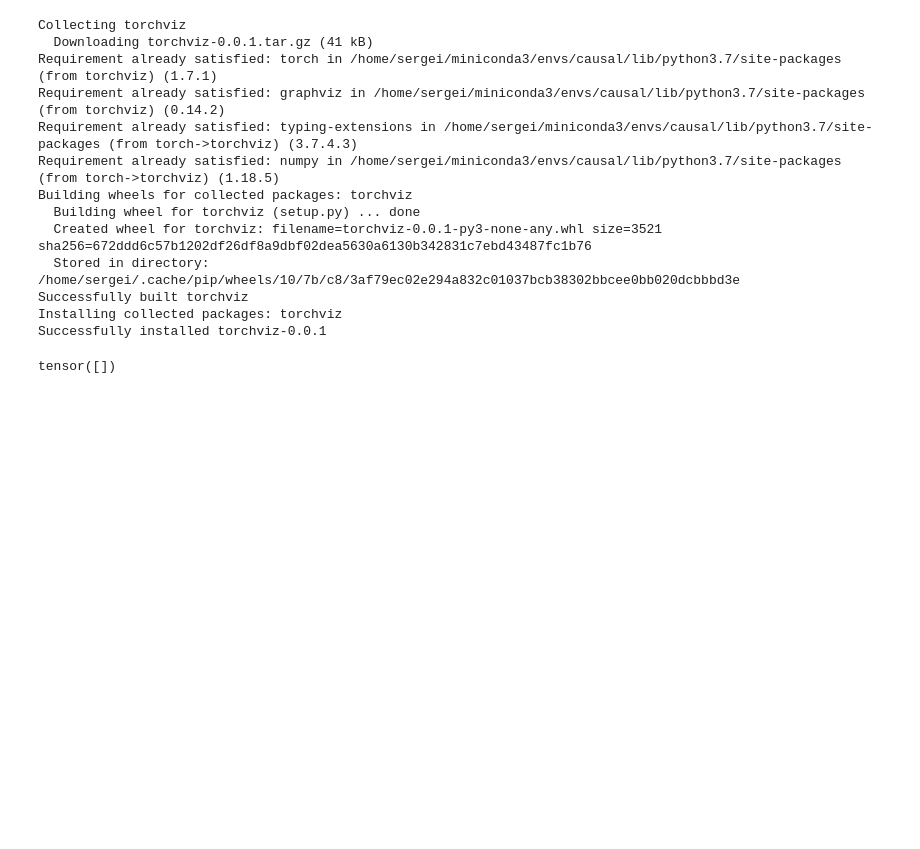
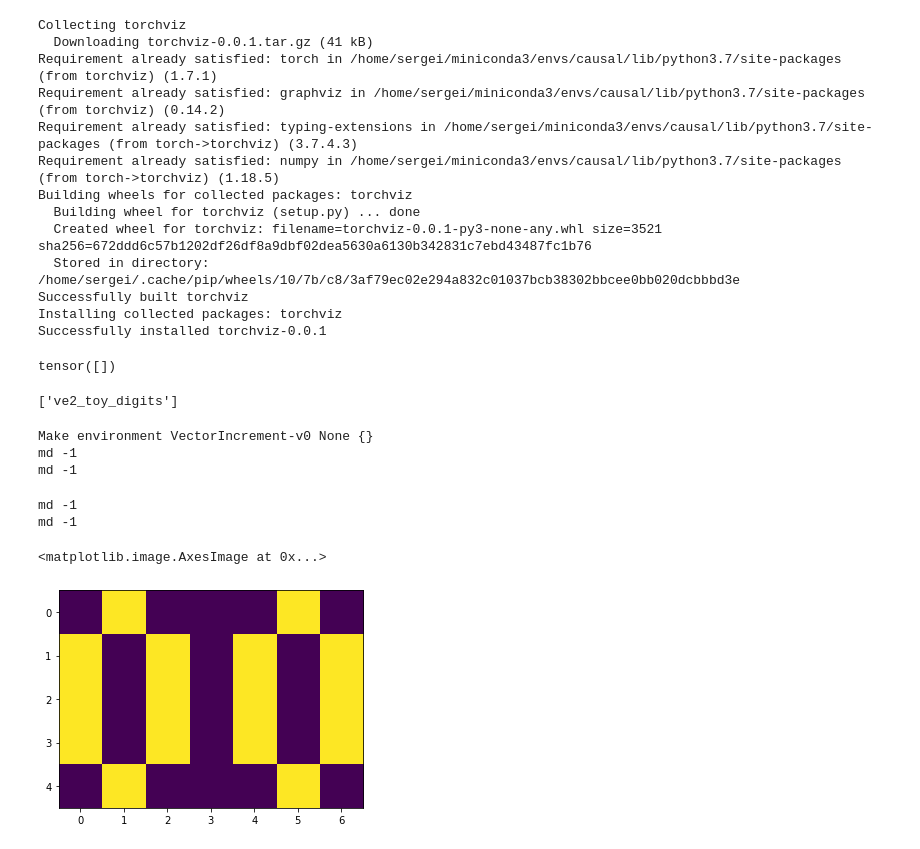
Before and after one commit to sergeivolodin/causality-disentanglement-rl, a Jupyter notebook: debug/sparsity-playground.ipynb, the cells around one changed output. Drawn from its saved outputs; the diff is of its cells as text; code cells hidden in the pictures; blank space fills up the shorter version.

Commit message:
Add ve2 config

```diff
--- a/debug/sparsity-playground.ipynb
+++ b/debug/sparsity-playground.ipynb
@@ -680,0 +706,17 @@ tensor([])
+# %%
+load_config_files(['../vectorincrement/config/ve2_toy_digits.gin'])
+# %% [output]
+['ve2_toy_digits']
+# %%
+env = load_env()
+# %% [output]
+Make environment VectorIncrement-v0 None {}
+md -1
+md -1
+# %%
+plt.imshow(env.reset())
+# %% [output]
+md -1
+md -1
+<matplotlib.image.AxesImage at 0x...>
+[figure, added]
```
Also changed, not shown: parts of 9 cells of this notebook, 7 other files.
